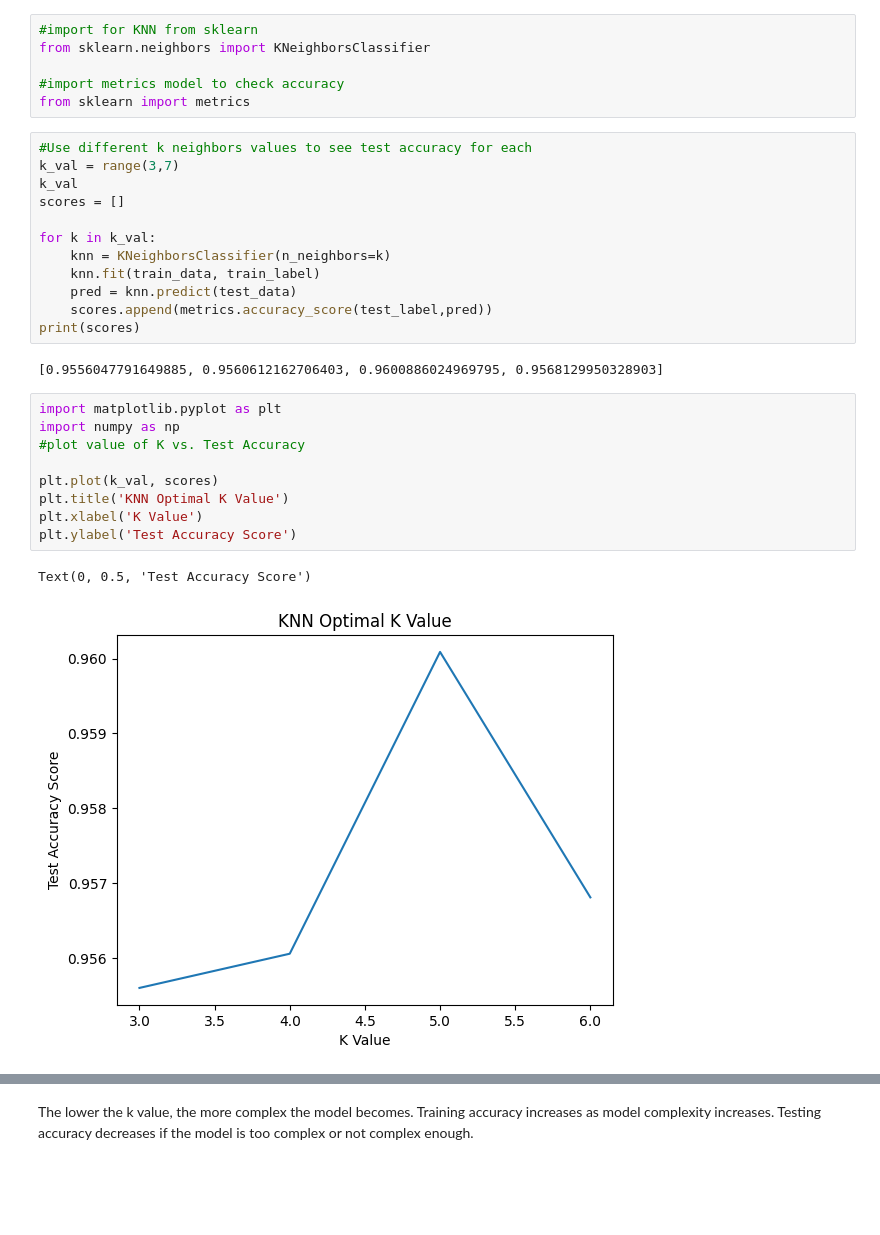
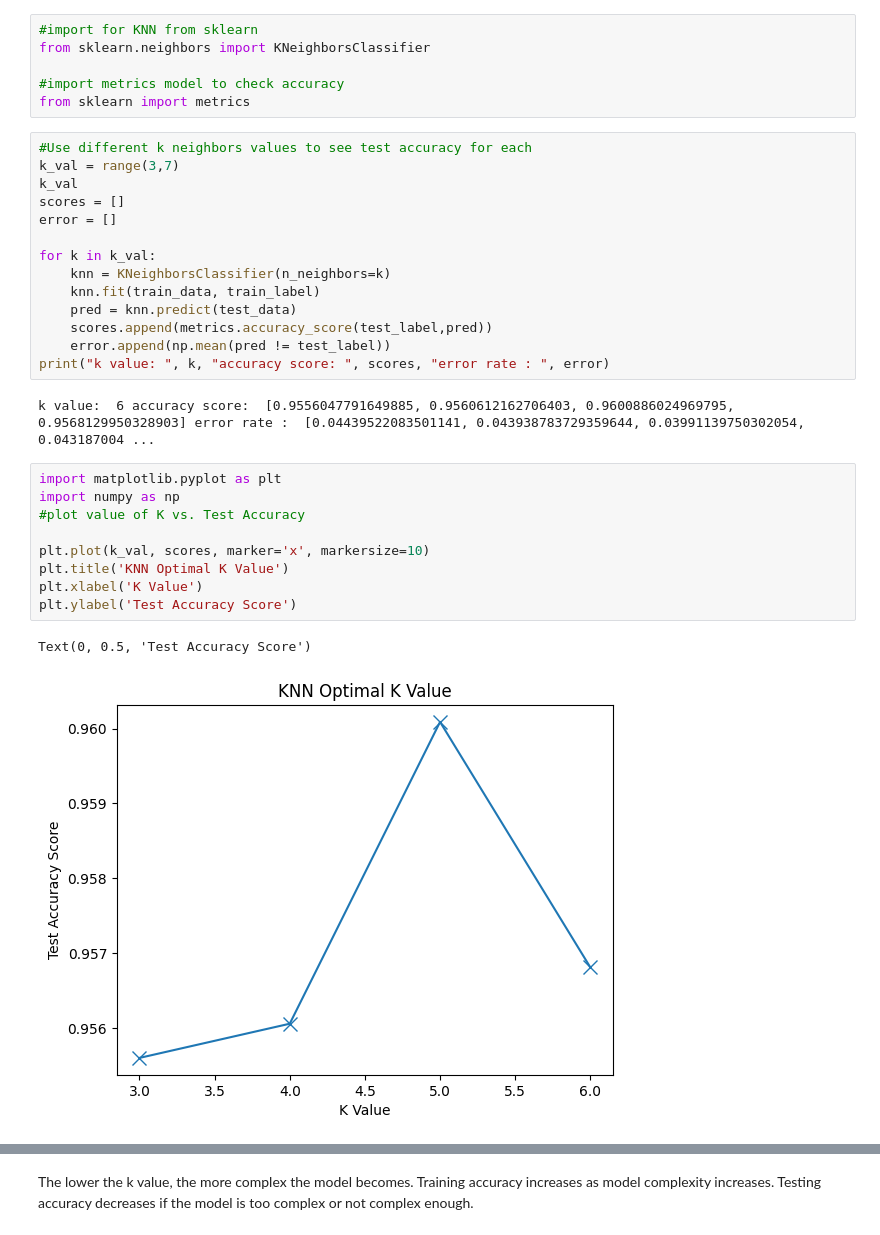
Before and after one commit to ArpithaSrinivas5/CMPE255_DataMinningProject, a Jupyter notebook: Ankita/AJ's_Copy_of_testing_ground.ipynb, the cells around one changed output, grey strips where cells are left out. Saved outputs shown, nothing was run; the diff lists cells and outputs as text; blank space fills up the shorter version.

Commit message:
k value errors

```diff
--- a/Ankita/AJ's_Copy_of_testing_ground.ipynb
+++ b/Ankita/AJ's_Copy_of_testing_ground.ipynb
@@ -220,24 +220,26 @@ from sklearn import metrics
 k_val = range(3,7)
 k_val
 scores = []
+error = []
 
 for k in k_val:
     knn = KNeighborsClassifier(n_neighbors=k)
     knn.fit(train_data, train_label)
     pred = knn.predict(test_data)
     scores.append(metrics.accuracy_score(test_label,pred))
-print(scores)
+    error.append(np.mean(pred != test_label))
+print("k value: ", k, "accuracy score: ", scores, "error rate : ", error)
 # %% [output]
-[0.9556047791649885, 0.9560612162706403, 0.9600886024969795, 0.9568129950328903]
+k value:  6 accuracy score:  [0.9556047791649885, 0.9560612162706403, 0.9600886024969795, 0.9568129950328903] error rate :  [0.04439522083501141, 0.043938783729359644, 0.03991139750302054, 0.043187004 ...
 # %%
 import matplotlib.pyplot as plt
 import numpy as np
 #plot value of K vs. Test Accuracy
 
-plt.plot(k_val, scores)
+plt.plot(k_val, scores, marker='x', markersize=10)
 plt.title('KNN Optimal K Value')
 plt.xlabel('K Value')
 plt.ylabel('Test Accuracy Score')
 # %% [output]
 Text(0, 0.5, 'Test Accuracy Score')
-[figure, old version]
+[figure, new version]
```
Also changed, not shown: parts of 1 cell of this notebook.
